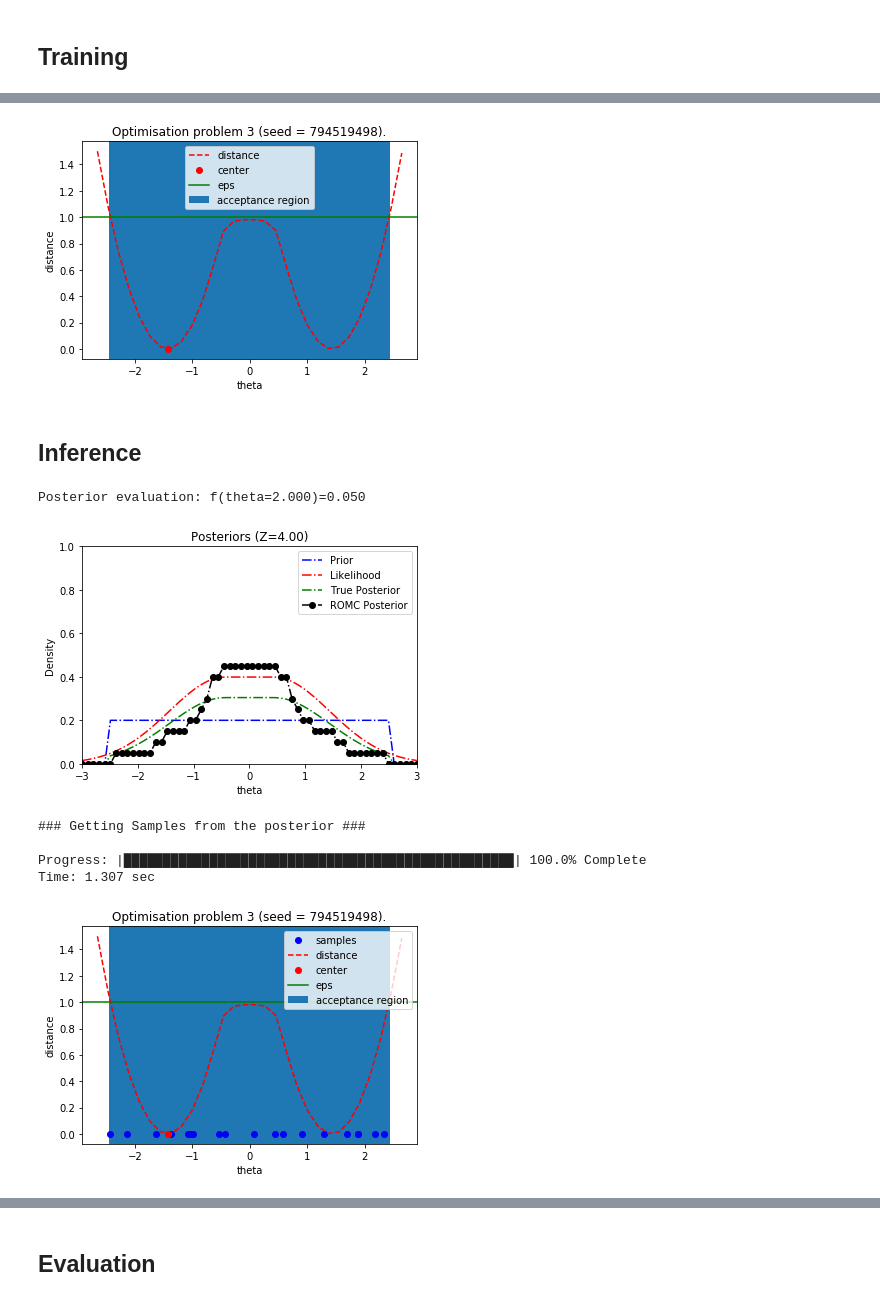
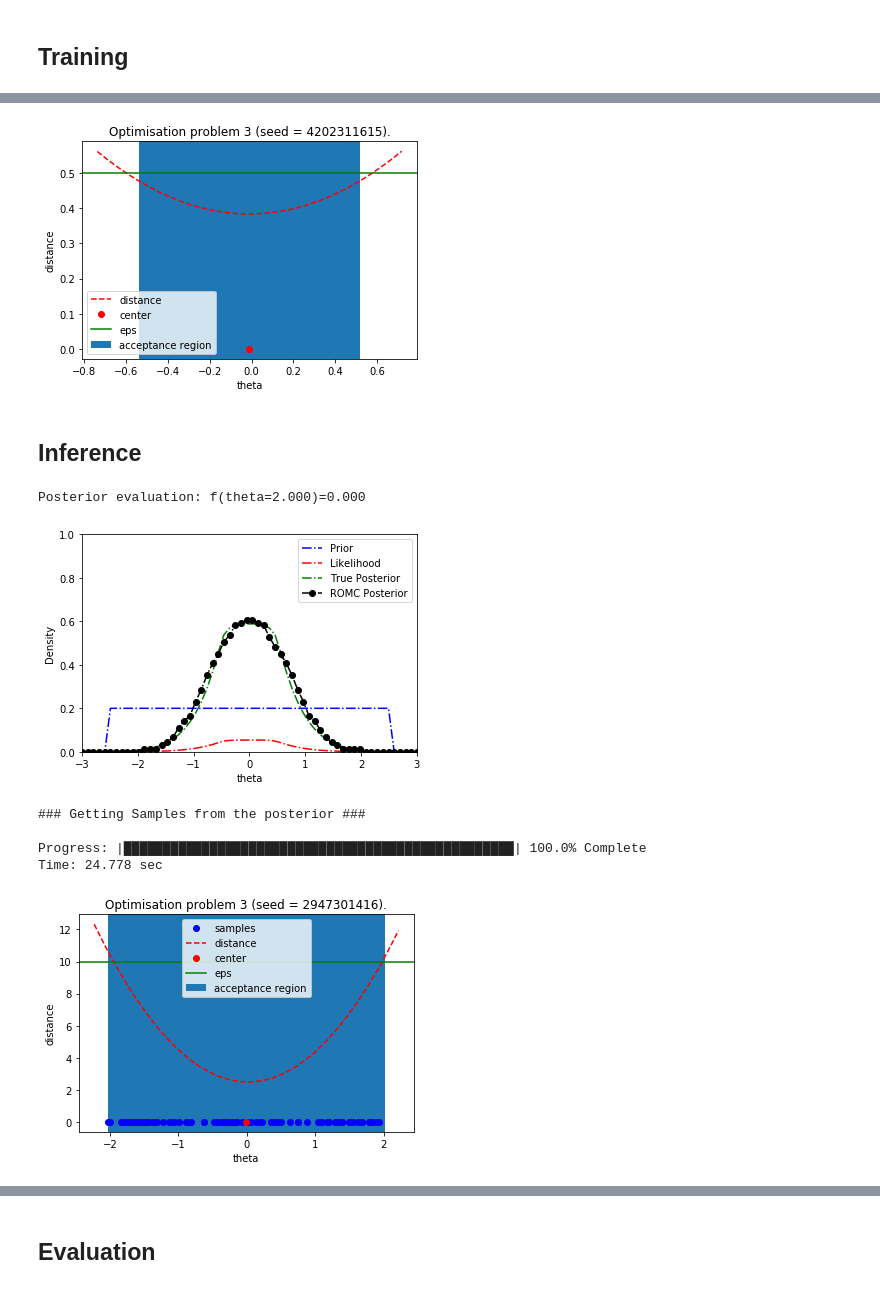
Before and after one commit to givasile/edinburgh-thesis, a Jupyter notebook: notebook_examples/example_1D.ipynb, the cells around one changed output, grey strips where cells are left out. Saved outputs shown, nothing was run; the diff lists cells and outputs as text; code cells hidden in the pictures.

```diff
--- a/notebook_examples/example_1D.ipynb
+++ b/notebook_examples/example_1D.ipynb
@@ -121,7 +121,7 @@ def create_gt_posterior(likelihood, prior, data, Z):
         return likelihood.pdf(data, np.array([theta])) * prior.pdf(np.array([theta])) / Z
     return tmp_func
 # %%
-data = np.array([0.])
+data = np.array([-2])
 dim = data.shape[0]
 a = -2.5  # integration left limit
 b = 2.5   # integration right limit
@@ -242,7 +255,7 @@ Time: 1.046 sec
 # %%
 romc.visualize_region(3)
 # %% [output]
-[figure, old version]
+[figure, new version]
 # %%
 # all in one step
 # romc.fit_posterior(n1=n1, use_bo=use_bo, eps="auto",
@@ -253,51 +266,53 @@ romc.visualize_region(3)
 theta = np.array([[2.]])
 print("Posterior evaluation: f(theta=%.3f)=%.3f" %(theta, romc.eval_posterior(theta=theta)))
 # %% [output]
-Posterior evaluation: f(theta=2.000)=0.050
+Posterior evaluation: f(theta=2.000)=0.000
 # %%
+romc.romc_posterior.eps_cutoff = 1.5
+romc.romc_posterior.partition = None
+
 # make plot
 plt.figure()
-plt.title("Posteriors (Z=%.2f)" % romc.romc_posterior.partition)
 plt.xlim(-3, 3)
 plt.xlabel("theta")
 plt.ylabel("Density")
 plt.ylim(0, 1)
 
 # plot prior
 theta = np.linspace(-3, 3, 60)
 y = prior.pdf(theta)
 plt.plot(theta, y, 'b-.', label='Prior')
 
 # plot likelihood
 y = likelihood.pdf(x=data, theta=theta)
 plt.plot(theta, y, 'r-.', label='Likelihood')
 
 # plot posterior
 y = np.squeeze(np.array([gt_posterior_pdf(th) for th in theta]))
 plt.plot(theta, y, 'g-.', label="True Posterior")
 
 # plot ROMC posterior
 y = [romc.eval_posterior(np.array([[th]])) for th in theta]
 tmp = np.squeeze(np.array(y))
 plt.plot(theta, tmp, 'k-.o', label="ROMC Posterior")
 
 plt.legend()
 plt.show(block=False)
 # %% [output]
-[figure, old version]
+[figure, new version]
 # %%
-n2 = 20
+n2 = 100
 tmp = romc.sample(n2=n2, seed=seed)
 # %% [output]
 ### Getting Samples from the posterior ###
 
 Progress: |██████████████████████████████████████████████████| 100.0% Complete
-Time: 1.307 sec
+Time: 24.778 sec
 # %%
 # As before but now it plots the samples as well
 romc.visualize_region(3)
 # %% [output]
-[figure, old version]
+[figure, new version]
 # %%
 # compute expectation
 print("Expected value   : %.3f" % romc.compute_expectation(h = lambda x: np.squeeze(x)))
```
Also changed, not shown: parts of 9 cells of this notebook, 3 other files.
